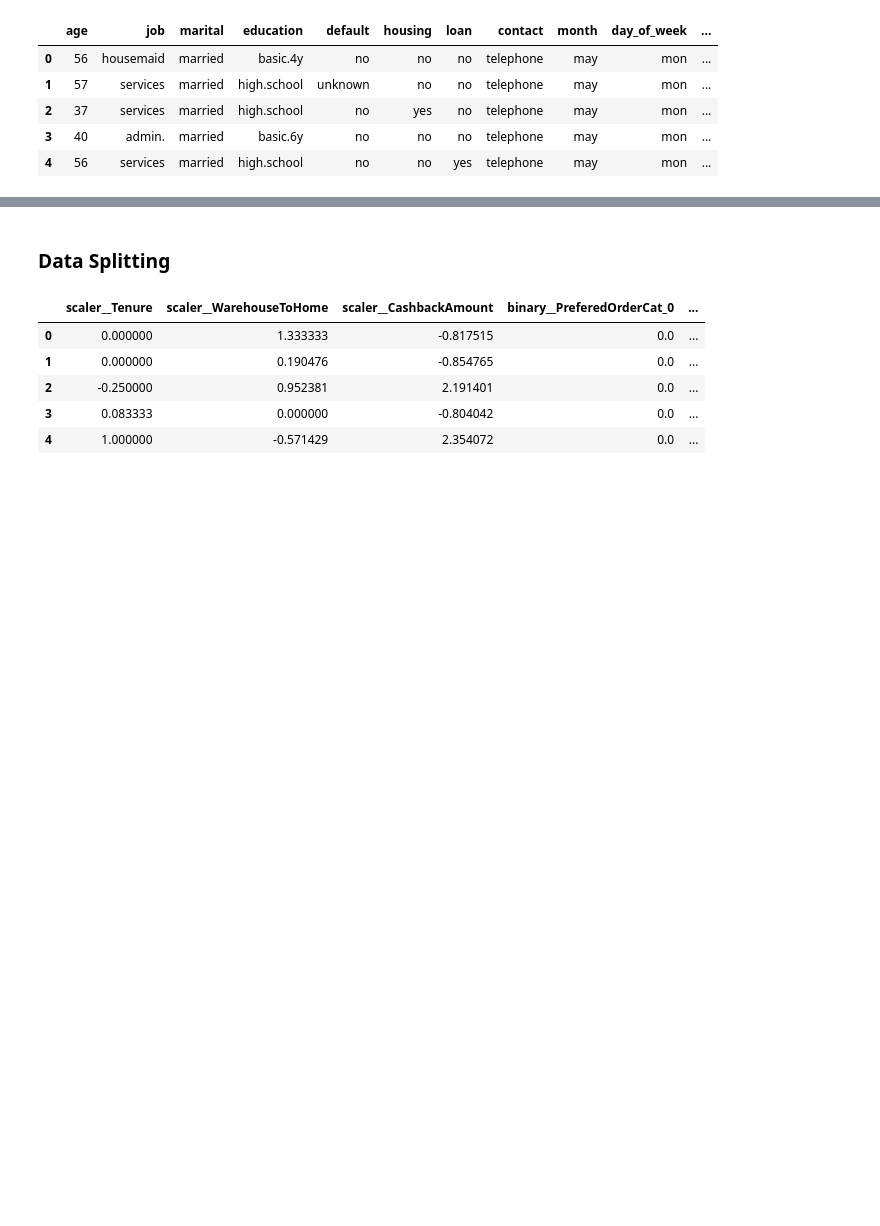
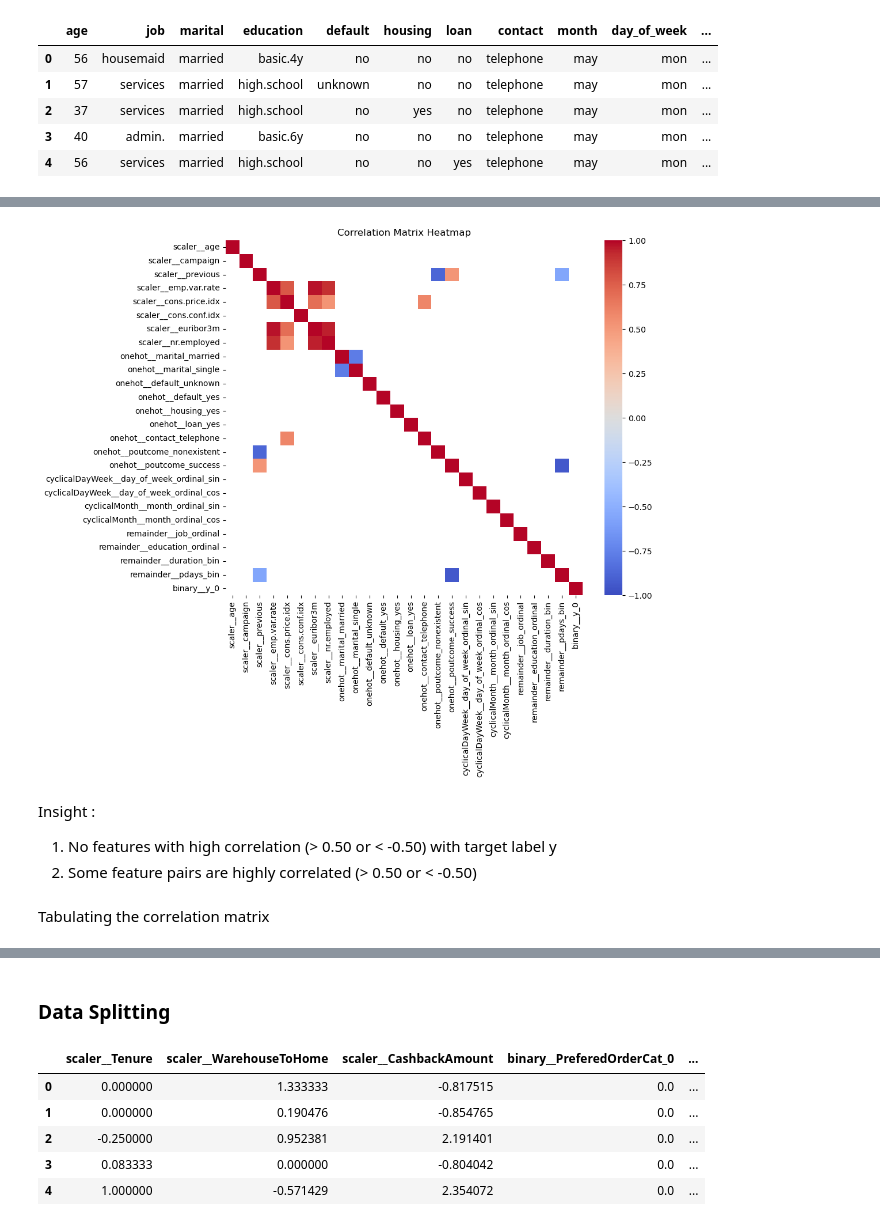
Before and after one commit to robbenrba/finalProject, a Jupyter notebook: finalProject_RobertoB_GrettyM_final.ipynb, the cells around one changed output, grey strips where cells are left out. Drawn from its saved outputs; the diff is of its cells as text; code cells hidden in the pictures; blank space fills up the shorter version.

```diff
--- a/finalProject_RobertoB_GrettyM_final.ipynb
+++ b/finalProject_RobertoB_GrettyM_final.ipynb
@@ -1062,0 +994,6 @@ ColumnTransformer(remainder='passthrough',
+# %%
+df_X = df[['age','job_ordinal','marital','education_ordinal','default',
+        'housing','loan','contact','month_ordinal','day_of_week_ordinal','duration_bin',
+        'campaign','pdays_bin','previous','poutcome','emp.var.rate',
+        'cons.price.idx','cons.conf.idx','euribor3m','nr.employed']]
+df_Y = pd.DataFrame(df['y'])
@@ -1062,0 +1005,22 @@ ColumnTransformer(remainder='passthrough',
+# %%
+# Transformer for features
+transformer_X = ColumnTransformer([
+    ('scaler', RobustScaler(),
+    ['age','campaign','previous','emp.var.rate','cons.price.idx',
+    'cons.conf.idx','euribor3m','nr.employed']),
+
+    ('onehot', OneHotEncoder(drop='first'),
+    ['marital','default','housing','loan','contact','poutcome']),
+
+    ('cyclicalDayWeek', CyclicalTransformer(period=7),
+    ['day_of_week_ordinal']),
+
+    ('cyclicalMonth', CyclicalTransformer(period=12),
+    ['month_ordinal'])
+], remainder='passthrough')
+
+# Transformer for target
+transformer_Y = ColumnTransformer([
+    ('binary', ce.BinaryEncoder(),
+    ['y'])
+])
@@ -1062,0 +1048,3 @@ ColumnTransformer(remainder='passthrough',
+# %%
+X = transformer_X.fit_transform(df_X)
+Y = transformer_Y.fit_transform(df_Y)
@@ -1062,0 +1053,5 @@ ColumnTransformer(remainder='passthrough',
+# %%
+df_transformed = pd.DataFrame(X, columns=transformer_X.get_feature_names_out())
+df_transformed[transformer_Y.get_feature_names_out()] = Y
+df_transformed.drop(columns=['binary__y_1'],inplace=True)
+df_transformed
@@ -1062,0 +1072,15 @@ ColumnTransformer(remainder='passthrough',
+# %%
+plt.figure(figsize=(10, 8))
+corr_threshold = 0.5
+correlation_matrix = df_transformed.corr()
+sns.heatmap(correlation_matrix[correlation_matrix.abs() > corr_threshold], annot=False, cmap='coolwarm', fmt='.2f', vmin=-1, vmax=1)
+plt.title('Correlation Matrix Heatmap')
+plt.show()
+# %% [output]
+[figure, added]
+# %% [markdown]
+Insight :
+1. No features with high correlation (> 0.50 or < -0.50) with target label y
+2. Some feature pairs are highly correlated (> 0.50 or < -0.50)
+# %% [markdown]
+Tabulating the correlation matrix
```
Also changed, not shown: parts of 38 cells of this notebook.
